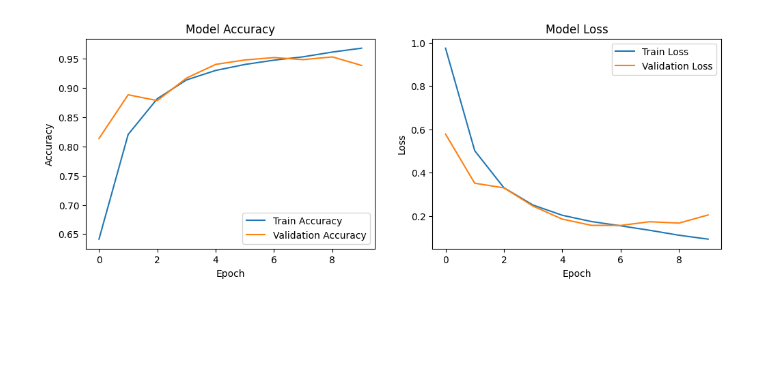
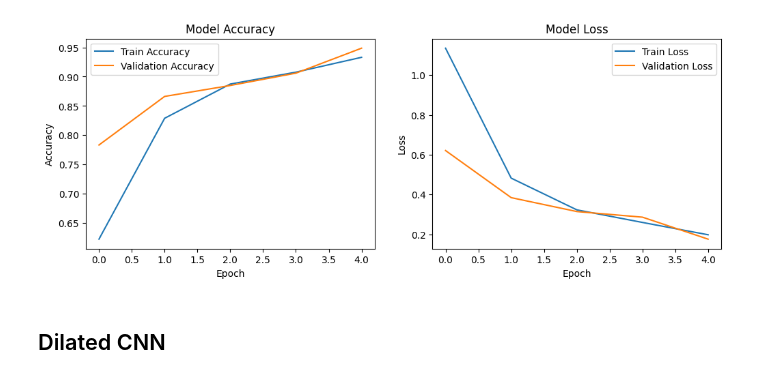
Before and after one commit to Nilsvanesostos/BloodMNIST, a Jupyter notebook: BloodMNIST.ipynb, the cells around one changed output. Drawn from its saved outputs; the diff is of its cells as text; code cells hidden in the pictures; blank space fills up the shorter version.

```diff
--- a/BloodMNIST.ipynb
+++ b/BloodMNIST.ipynb
@@ -128,14 +176,11 @@ Model: "cnn"
 # %%
-# Initialize the model
-model = cnn(input_shape=(64, 64, 3))
-
-# Assuming `train_tf_dataset`, `val_tf_dataset`, and `test_tf_dataset` are defined
+# Train model
 trained_model, history = train_cnn(
     model=model,
     train_dataset=train_tf_dataset,
     val_dataset=val_tf_dataset,
     test_dataset=test_tf_dataset,
-    epochs=10,
+    epochs=5,
     learning_rate=0.001
 )
 # %% [output]
@@ -159 +200,3 @@ Test Accuracy: 0.9201987981796265
-[figure, old version]
+[figure, new version]
+# %% [markdown]
+## Dilated CNN
```
Also changed, not shown: parts of 32 cells of this notebook.
